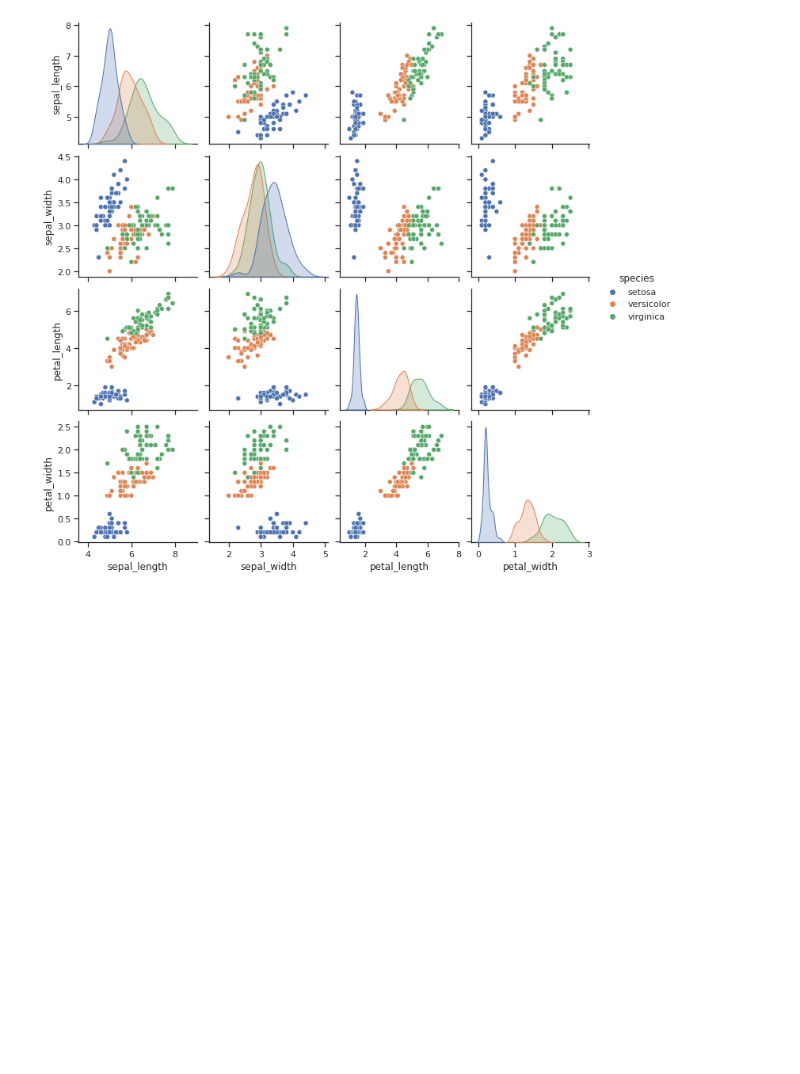
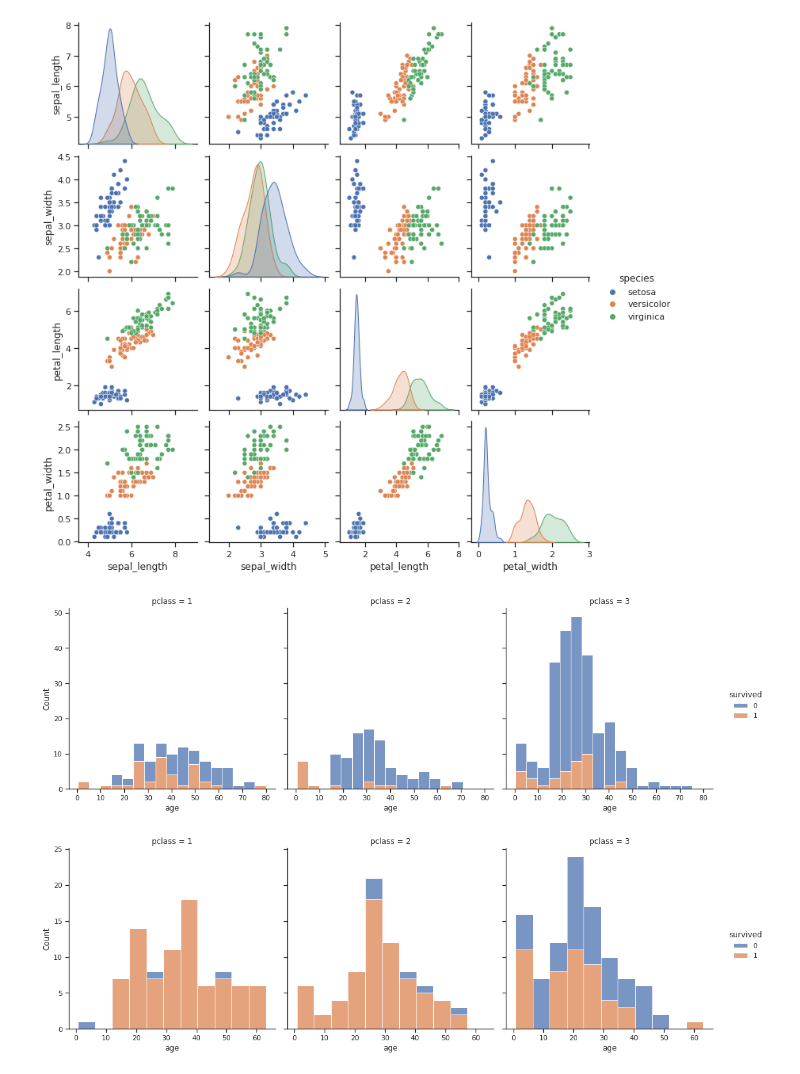
Before and after one commit to mcontrra0/07mbig_visualizacion_datos, a Jupyter notebook: AG3.ipynb, the cells around one changed output. Cells and saved outputs as stored; diff of their text form; code cells hidden in the pictures; blank space fills up the shorter version.

```diff
--- a/AG3.ipynb
+++ b/AG3.ipynb
@@ -163,3 +163,16 @@ sns.pairplot(df, hue="species")
 # %% [output]
 <seaborn.axisgrid.PairGrid at 0x...>
 [figure]
+# %%
+titanic_num = titanic[['survived','pclass','sex','age']]
+
+#Hace una matriz de diagramas de dispersión de parejas de variables.
+df_male = titanic_num[titanic["sex"] == 'male']
+df_female = titanic_num[titanic["sex"] == 'female']
+
+sns.displot(df_male, x="age", hue="survived", col="pclass", multiple="stack")
+sns.displot(df_female, x="age", hue="survived", col="pclass", multiple="stack")
+plt.show()
+# %% [output]
+[figure, added]
+[figure, added]
```
